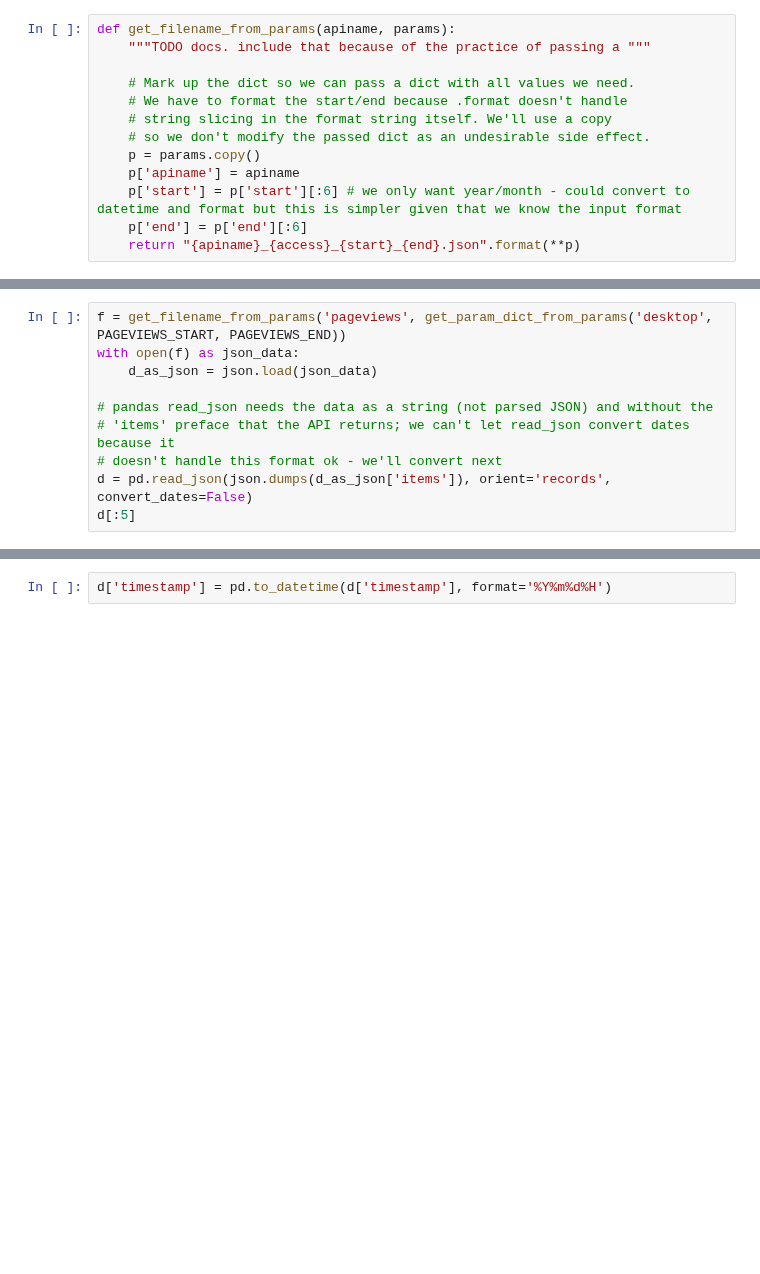
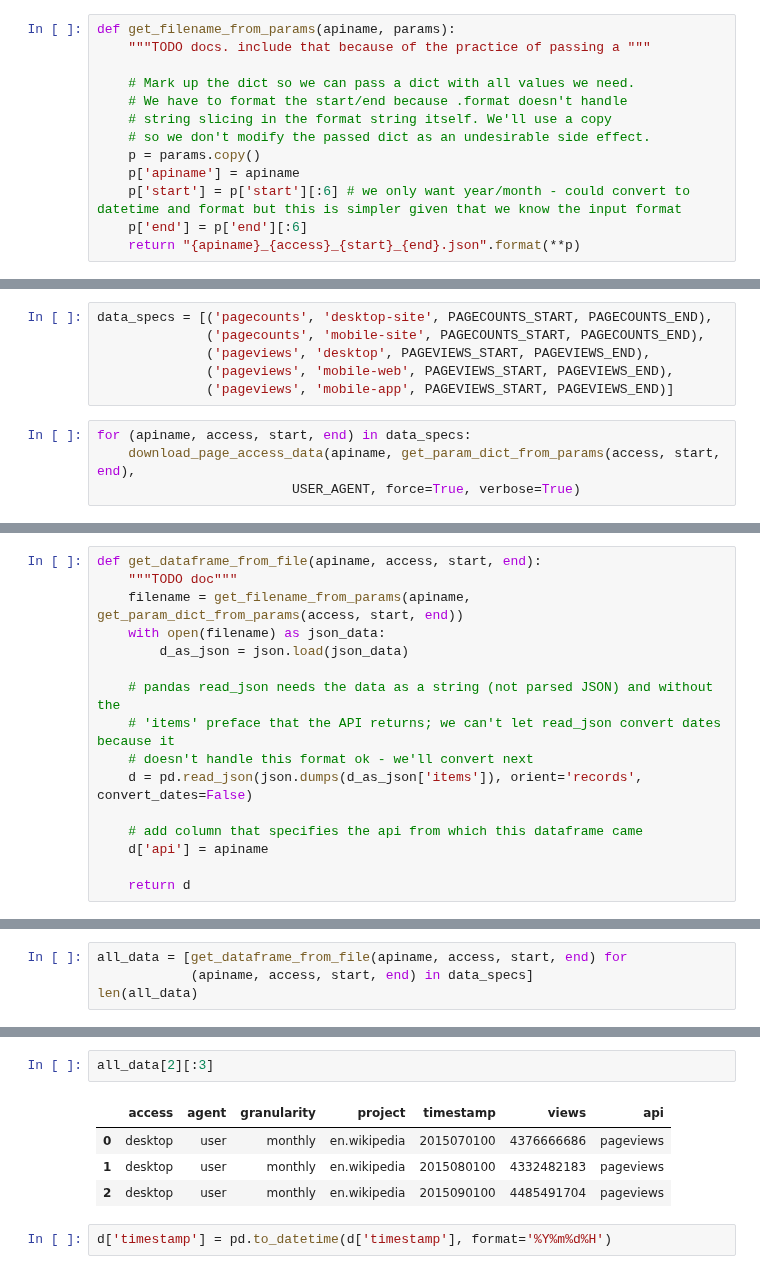
Before and after one commit to aenfield/Data512, a Jupyter notebook: a1_datacuration/EnfieldAndrew-A1.ipynb, the cells around one changed output, grey strips where cells are left out. Drawn from its saved outputs; the diff is of its cells as text; blank space fills up the shorter version.

```diff
--- a/a1_datacuration/EnfieldAndrew-A1.ipynb
+++ b/a1_datacuration/EnfieldAndrew-A1.ipynb
@@ -128,0 +97,10 @@ Complete.
+# %%
+data_specs = [('pagecounts', 'desktop-site', PAGECOUNTS_START, PAGECOUNTS_END),
+              ('pagecounts', 'mobile-site', PAGECOUNTS_START, PAGECOUNTS_END),
+              ('pageviews', 'desktop', PAGEVIEWS_START, PAGEVIEWS_END),
+              ('pageviews', 'mobile-web', PAGEVIEWS_START, PAGEVIEWS_END),
+              ('pageviews', 'mobile-app', PAGEVIEWS_START, PAGEVIEWS_END)]
+# %%
+for (apiname, access, start, end) in data_specs:
+    download_page_access_data(apiname, get_param_dict_from_params(access, start, end),
+                         USER_AGENT, force=True, verbose=True)
@@ -129,10 +128,16 @@ Complete.
 # %%
-f = get_filename_from_params('pageviews', get_param_dict_from_params('desktop', PAGEVIEWS_START, PAGEVIEWS_END))
-with open(f) as json_data:
-    d_as_json = json.load(json_data)
+def get_dataframe_from_file(apiname, access, start, end):
+    """TODO doc"""
+    filename = get_filename_from_params(apiname, get_param_dict_from_params(access, start, end))
+    with open(filename) as json_data:
+        d_as_json = json.load(json_data)
 
-# pandas read_json needs the data as a string (not parsed JSON) and without the
-# 'items' preface that the API returns; we can't let read_json convert dates because it
-# doesn't handle this format ok - we'll convert next
-d = pd.read_json(json.dumps(d_as_json['items']), orient='records', convert_dates=False)
-d[:5]
+    # pandas read_json needs the data as a string (not parsed JSON) and without the
+    # 'items' preface that the API returns; we can't let read_json convert dates because it
+    # doesn't handle this format ok - we'll convert next
+    d = pd.read_json(json.dumps(d_as_json['items']), orient='records', convert_dates=False)
+
+    # add column that specifies the api from which this dataframe came
+    d['api'] = apiname
+
+    return d
@@ -145,0 +144,4 @@ d[:5]
+# %%
+all_data = [get_dataframe_from_file(apiname, access, start, end) for
+            (apiname, access, start, end) in data_specs]
+len(all_data)
@@ -146,3 +157,10 @@ d[:5]
+# %%
+all_data[2][:3]
+# %% [output]
+|  | access | agent | granularity | project | timestamp | views | api |
+| 0 | desktop | user | monthly | en.wikipedia | 2015070100 | 4376666686 | pageviews |
+| 1 | desktop | user | monthly | en.wikipedia | 2015080100 | 4332482183 | pageviews |
+| 2 | desktop | user | monthly | en.wikipedia | 2015090100 | 4485491704 | pageviews |
 # %%
 d['timestamp'] = pd.to_datetime(d['timestamp'], format='%Y%m%d%H')
 # %%
```
Also changed, not shown: parts of 12 cells of this notebook, 4 other files.
